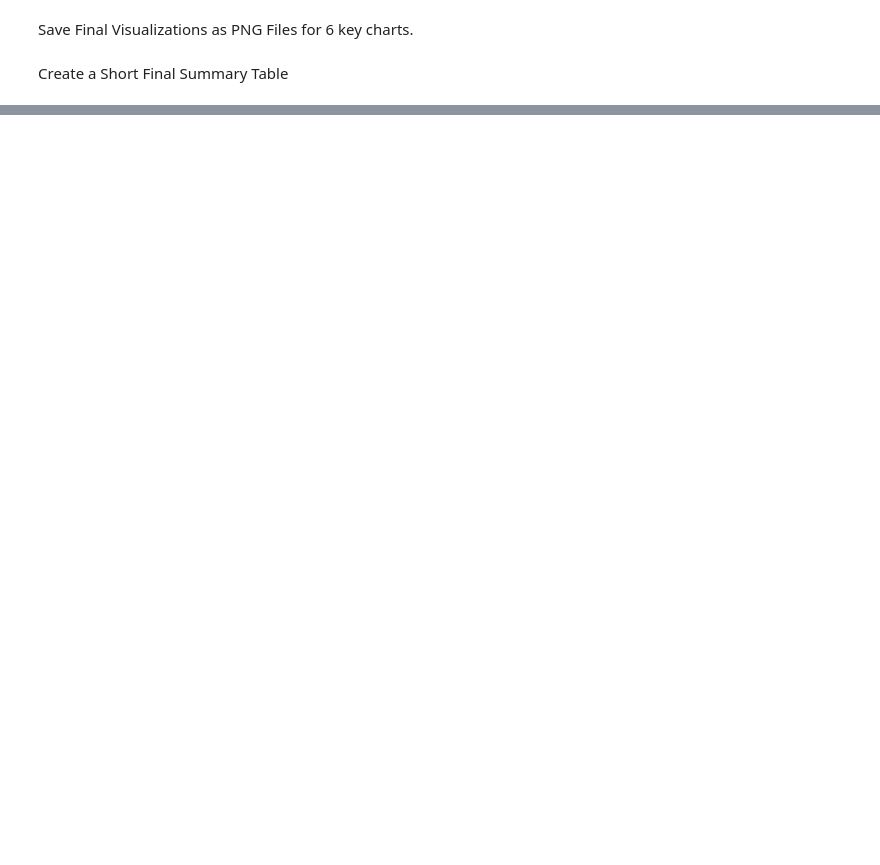
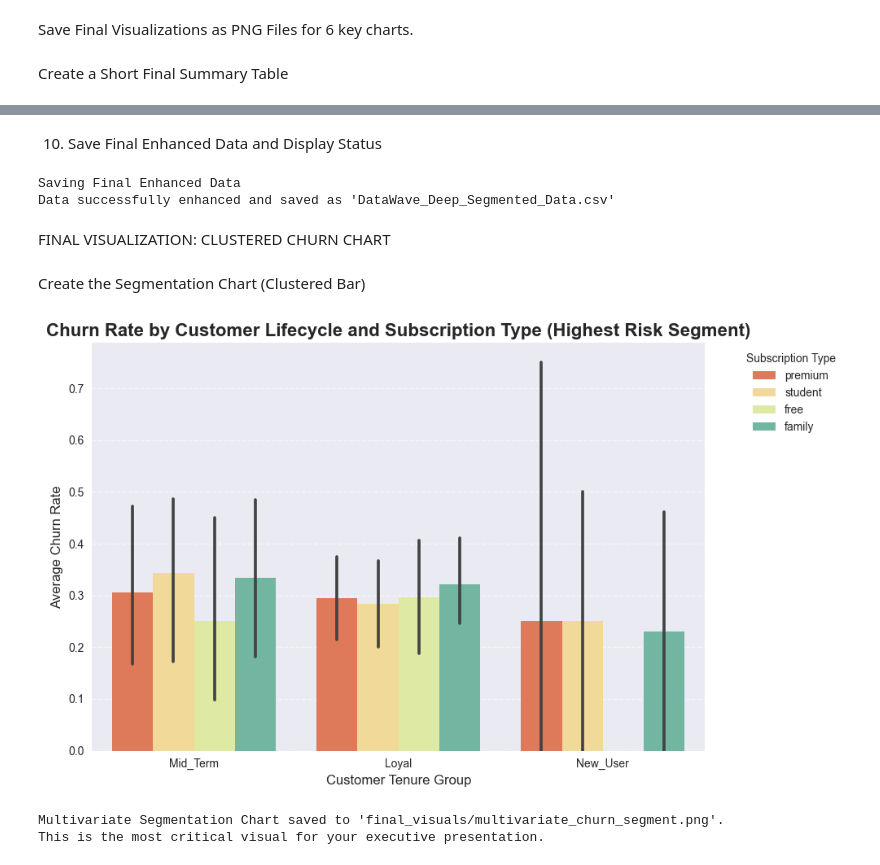
Before and after one commit to Garima-Shrestha/DataSprint, a Jupyter notebook: datawave.ipynb, the cells around one changed output, grey strips where cells are left out. Cells and saved outputs as stored; diff of their text form; code cells hidden in the pictures; blank space fills up the shorter version.

Commit message:
Feature Engineering & Deep Dive Segmentation Done

```diff
--- a/datawave.ipynb
+++ b/datawave.ipynb
@@ -741,0 +1209,12 @@ summary_table
+# %%
+print("Segmenting by Value Perception Tier")
+
+# Use quantiles (q=3) to create balanced tiers based on the cost-to-value ratio.
+# Tier 3 (Low Value/High Fee) indicates highest dissatisfaction risk.
+df['value_perception_tier'] = pd.qcut(
+    df['fee_per_listening_hour'],
+    q=3,
+    labels=['High_Value_Low_Fee', 'Medium_Value', 'Low_Value_High_Fee']
+)
+
+print(df['value_perception_tier'].value_counts().to_string())
@@ -741,0 +1296,55 @@ summary_table
+# %% [markdown]
+10. Save Final Enhanced Data and Display Status
+# %%
+print("Saving Final Enhanced Data")
+
+# Save the comprehensive dataset with all new segments and features
+df.to_csv("DataWave_Deep_Segmented_Data.csv", index=False)
+
+print("Data successfully enhanced and saved as 'DataWave_Deep_Segmented_Data.csv'")
+# %% [output]
+Saving Final Enhanced Data
+Data successfully enhanced and saved as 'DataWave_Deep_Segmented_Data.csv'
+# %% [markdown]
+FINAL VISUALIZATION: CLUSTERED CHURN CHART
+# %%
+# Load the comprehensive dataset saved in the last step
+try:
+    df = pd.read_csv("DataWave_Deep_Segmented_Data.csv")
+except FileNotFoundError:
+    print("Error: 'DataWave_Deep_Segmented_Data.csv' not found. Ensure the previous 10 steps ran successfully.")
+    exit()
+# %% [markdown]
+Create the Segmentation Chart (Clustered Bar)
+# %%
+# Use the 'seaborn' library to create a beautiful, clustered bar chart
+plt.figure(figsize=(10, 6))
+
+sns.barplot(
+    data=df,
+    x='tenure_group', # X-axis: Lifecycle stage
+    y='churned',      # Y-axis: Churn Rate (mean of 0/1)
+    hue='subscription_type', # Clustering variable
+    palette='Spectral' # A colorful palette for clear differentiation
+)
+
+# Customize the chart for professional reporting
+plt.title(
+    "Churn Rate by Customer Lifecycle and Subscription Type (Highest Risk Segment)",
+    fontsize=16,
+    fontweight='bold'
+)
+plt.xlabel("Customer Tenure Group", fontsize=12)
+plt.ylabel("Average Churn Rate", fontsize=12)
+plt.xticks(rotation=0)
+plt.legend(title='Subscription Type', bbox_to_anchor=(1.05, 1), loc='upper left')
+plt.grid(axis='y', linestyle='--', alpha=0.6)
+plt.tight_layout()
+
+# Save the high-impact chart for your presentation
+plt.savefig("final_visuals/multivariate_churn_segment.png", dpi=300)
+plt.show()
+# %% [output]
+[figure, added]
+Multivariate Segmentation Chart saved to 'final_visuals/multivariate_churn_segment.png'.
+This is the most critical visual for your executive presentation.
```
Also changed, not shown: parts of 72 cells of this notebook, 2 other files.
